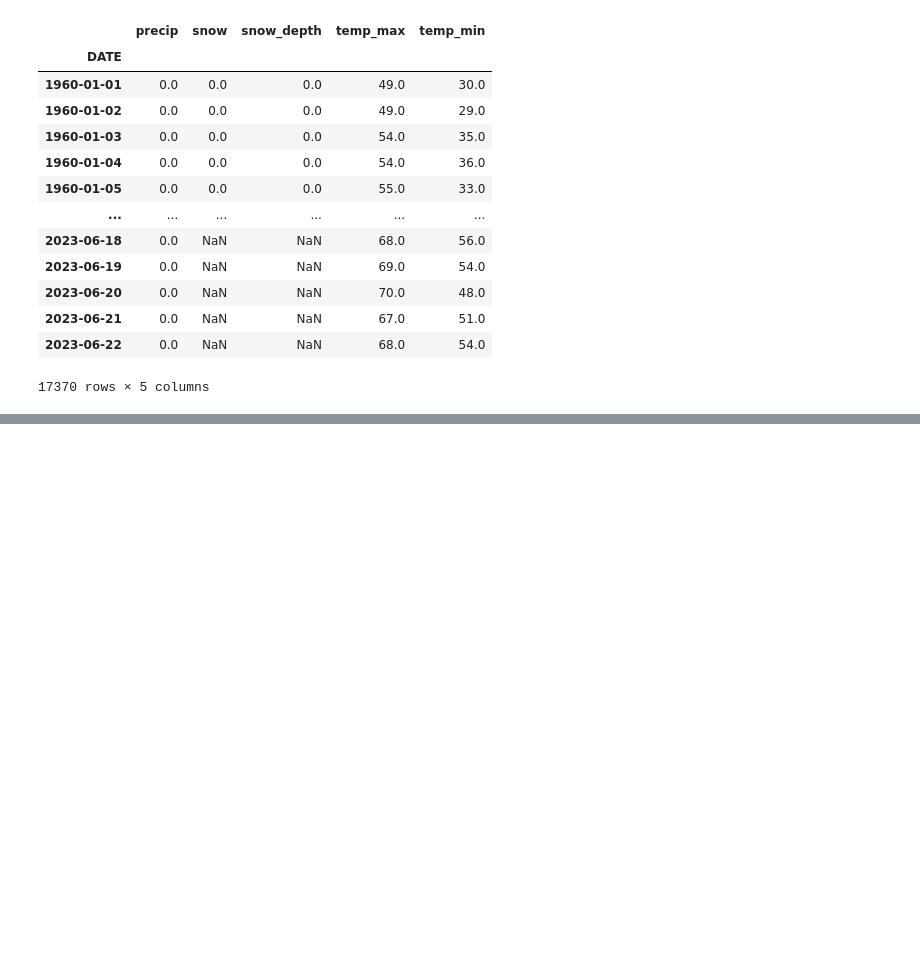
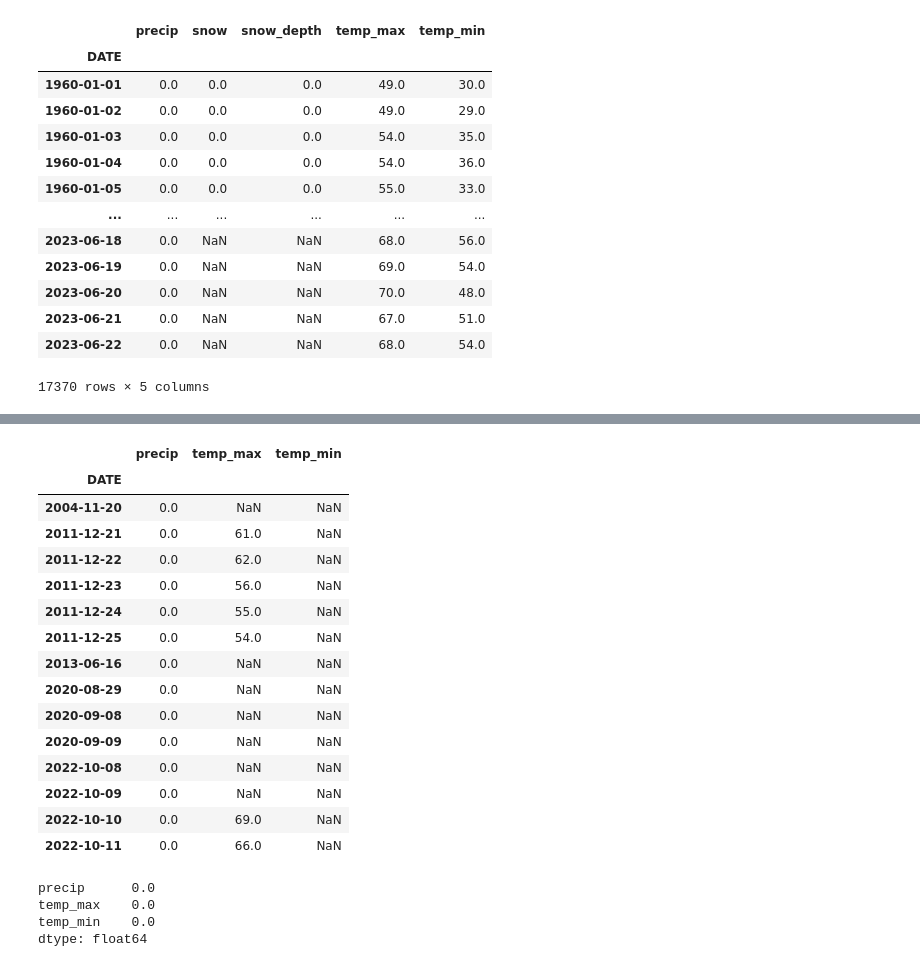
Before and after one commit to ashokrawatt/Weather-Prediction, a Jupyter notebook: weather.ipynb, the cells around one changed output, grey strips where cells are left out. Drawn from its saved outputs; the diff is of its cells as text; code cells hidden in the pictures; blank space fills up the shorter version.

```diff
--- a/weather.ipynb
+++ b/weather.ipynb
@@ -66,0 +150,21 @@ core_weather
+# %%
+core_weather["precip"] =  core_weather["precip"].fillna(0)
+# %%
+core_weather[pd.isnull(core_weather["temp_min"])]
+# %% [output]
+|  | precip | temp_max | temp_min |
+| DATE |  |  |  |
+| 2004-11-20 | 0.0 | NaN | NaN |
+| 2011-12-21 | 0.0 | 61.0 | NaN |
+| 2011-12-22 | 0.0 | 62.0 | NaN |
+| 2011-12-23 | 0.0 | 56.0 | NaN |
+| 2011-12-24 | 0.0 | 55.0 | NaN |
+| 2011-12-25 | 0.0 | 54.0 | NaN |
+| 2013-06-16 | 0.0 | NaN | NaN |
+| 2020-08-29 | 0.0 | NaN | NaN |
+| 2020-09-08 | 0.0 | NaN | NaN |
+| 2020-09-09 | 0.0 | NaN | NaN |
+| 2022-10-08 | 0.0 | NaN | NaN |
+| 2022-10-09 | 0.0 | NaN | NaN |
+| 2022-10-10 | 0.0 | 69.0 | NaN |
+| 2022-10-11 | 0.0 | 66.0 | NaN |
@@ -66,0 +173,7 @@ core_weather
+# %%
+core_weather.apply(pd.isnull).sum()/core_weather.shape[0]
+# %% [output]
+precip      0.0
+temp_max    0.0
+temp_min    0.0
+dtype: float64
```
Also changed, not shown: parts of 10 cells of this notebook.
